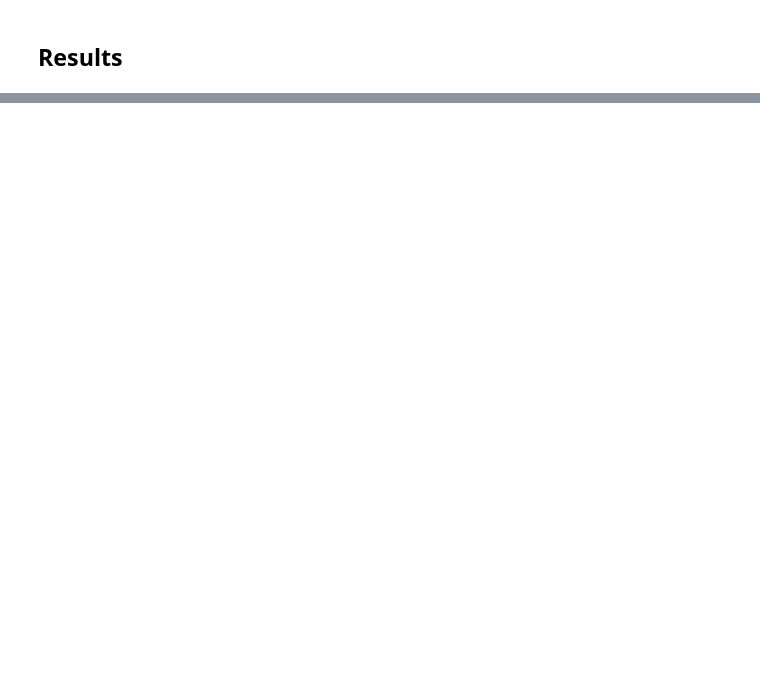
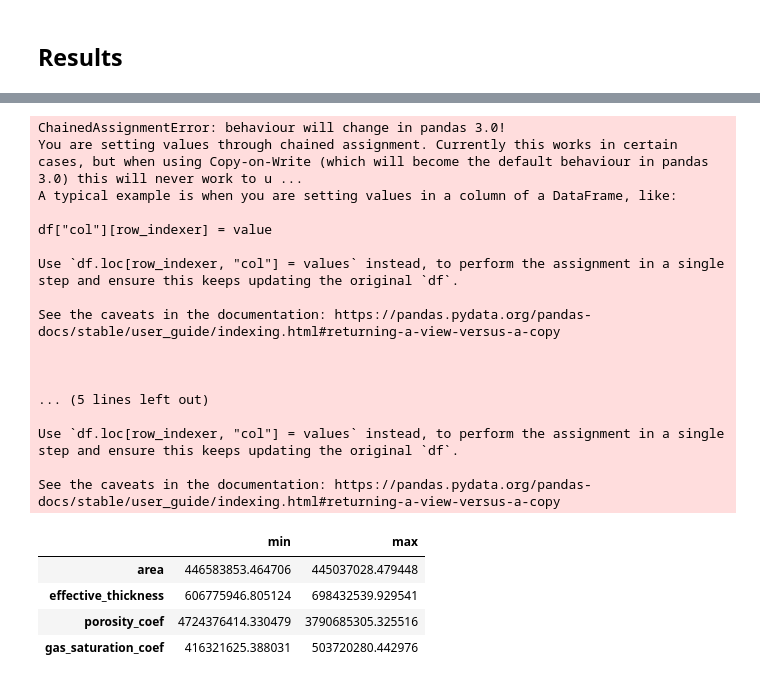
Before and after one commit to PochkaChaiki/gasReserves, a Jupyter notebook: GasReservesCalculations.ipynb, the cells around one changed output, grey strips where cells are left out. Drawn from its saved outputs; the diff is of its cells as text; code cells hidden in the pictures; blank space fills up the shorter version.

```diff
--- a/GasReservesCalculations.ipynb
+++ b/GasReservesCalculations.ipynb
@@ -71,0 +104,3 @@ df_result_data
+# %%
+reserves = df_stat_data.prod(axis=1) * df_init_data['init_reservoir_pressure']['value'] * df_result_data['temp_correction']['value'] / df_result_data['init_overcompress_coef']['value'] / pres_std_cond
+reserves, reserves.mean()
@@ -71,0 +125,8 @@ df_result_data
+# %%
+fig = make_subplots(rows=1, cols=5)
+for var, i in zip(df_stat_data.columns, range(1,6)):
+    fig.add_trace(
+        go.Histogram(x=df_stat_data[var], nbinsx=14), row=1, col=i)
+
+fig.add_trace(go.Histogram(x=reserves, nbinsx=14), row=1, col=5)
+fig
@@ -71,0 +150,30 @@ df_result_data
+# %%
+const_multiplier = df_init_data['init_reservoir_pressure']['value'] * df_result_data['temp_correction']['value'] / df_result_data['init_overcompress_coef']['value'] / pres_std_cond
+df_reserves_affection = pd.DataFrame(columns=['min', 'max'], index=df_sens.index)
+for var in df_sens.index:
+    df_reserves_affection['min'][var] = reserves.mean() - df_sens['min'][var] * df_sens.loc[df_sens.index != var]['mean'].prod() * const_multiplier
+    df_reserves_affection['max'][var] = df_sens['max'][var] * df_sens.loc[df_sens.index != var]['mean'].prod() * const_multiplier - reserves.mean()
+df_reserves_affection
+# %% [output]
+ChainedAssignmentError: behaviour will change in pandas 3.0!
+You are setting values through chained assignment. Currently this works in certain cases, but when using Copy-on-Write (which will become the default behaviour in pandas 3.0) this will never work to u ...
+A typical example is when you are setting values in a column of a DataFrame, like:
+
+df["col"][row_indexer] = value
+
+Use `df.loc[row_indexer, "col"] = values` instead, to perform the assignment in a single step and ensure this keeps updating the original `df`.
+
+See the caveats in the documentation: https://pandas.pydata.org/pandas-docs/stable/user_guide/indexing.html#returning-a-view-versus-a-copy
+
+
+
+... (5 lines left out)
+
+Use `df.loc[row_indexer, "col"] = values` instead, to perform the assignment in a single step and ensure this keeps updating the original `df`.
+
+See the caveats in the documentation: https://pandas.pydata.org/pandas-docs/stable/user_guide/indexing.html#returning-a-view-versus-a-copy
+|  | min | max |
+| area | 446583853.464706 | 445037028.479448 |
+| effective_thickness | 606775946.805124 | 698432539.929541 |
+| porosity_coef | 4724376414.330479 | 3790685305.325516 |
+| gas_saturation_coef | 416321625.388031 | 503720280.442976 |
```
Also changed, not shown: parts of 20 cells of this notebook.
